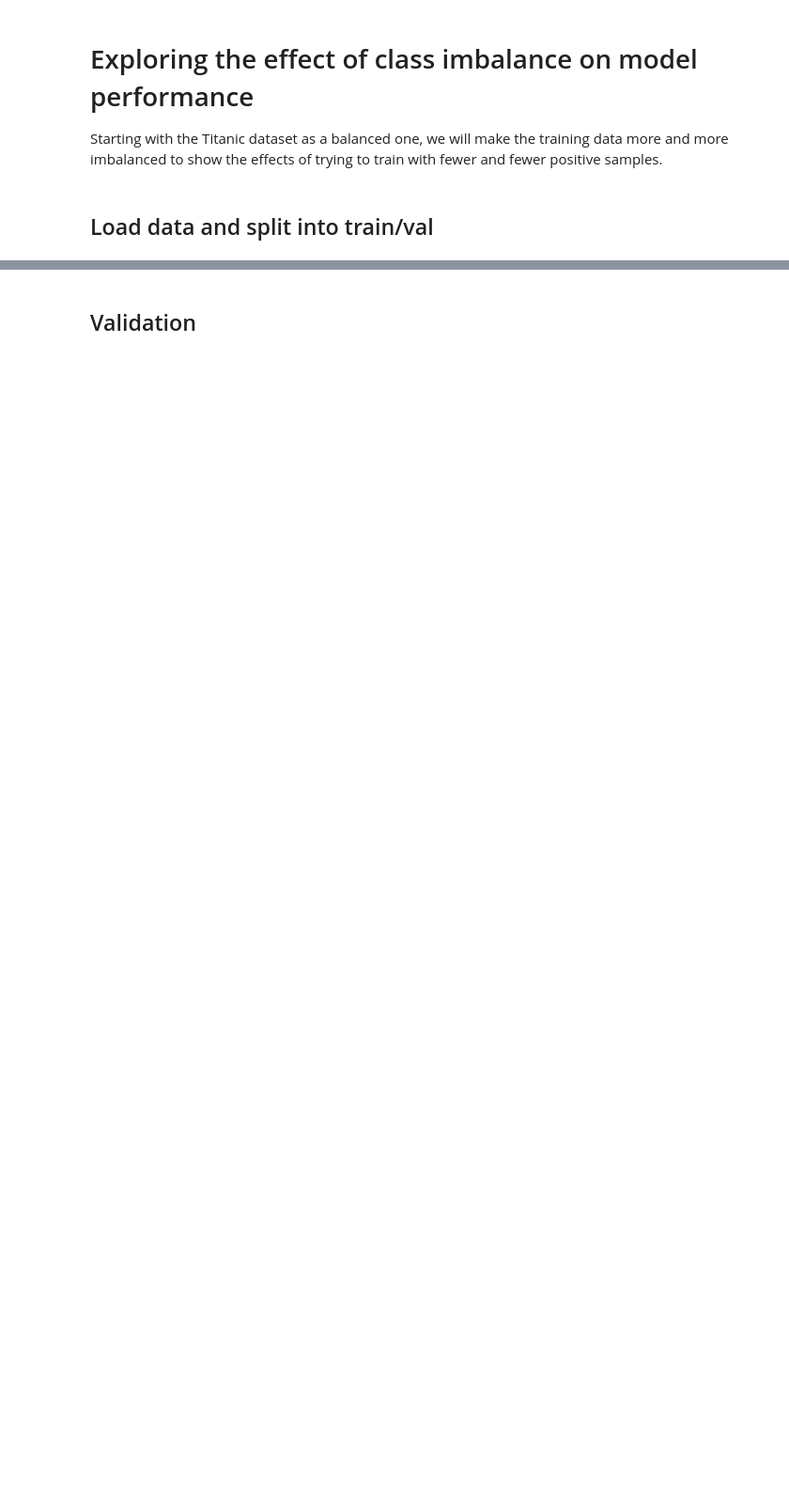
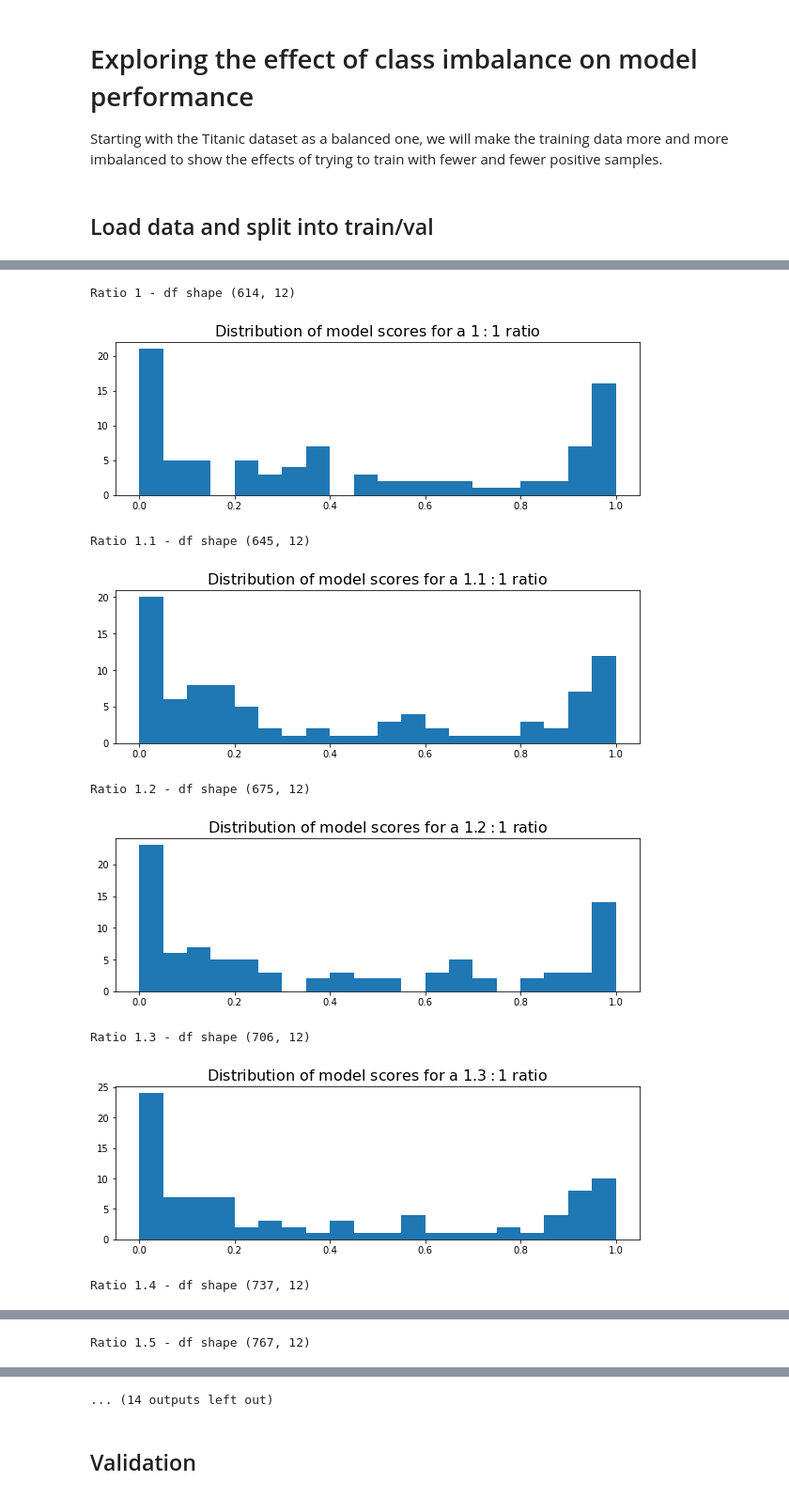
Before and after one commit to Tom11Butler/imbalanced-ml, a Jupyter notebook: pipeline.ipynb, the cells around one changed output, grey strips where cells are left out. Shown: that part at 94% size. Cells and saved outputs as stored; diff of their text form; code cells hidden in the pictures; blank space fills up the shorter version.

Commit message:
Trains multiple models at different class ratios, plotting histograms of score distributions for each.

```diff
--- a/pipeline.ipynb
+++ b/pipeline.ipynb
@@ -39,4 +41,2 @@ from sklearn.ensemble import RandomForestClassifier
-# %%
-clf = RandomForestClassifier()
-# %%
-trained_model = clf.fit(train_tf, train_y)
+# %%
+label = "Survived"
@@ -42,0 +45,56 @@ trained_model = clf.fit(train_tf, train_y)
+# %%
+ratios = [1, 1.1, 1.2, 1.3, 1.4, 1.5, 2, 3, 4, 5, 10, 20, 50]
+# %%
+df_dict = dict()
+
+X_train_dict = dict()
+y_train_dict = dict()
+model_dict = dict()
+scores_dict = dict()
+
+# instantiate the preprocessor
+preprocessor = preprocessor_pipeline(scaling=True)
+
+# define feature types
+categorical_fts = ["Pclass", "Embarked", "Sex"]
+numerical_fts = ["Age", "Fare"]
+input_features = numerical_fts + categorical_fts
+
+for ratio in ratios:
+    df_balanced = rebalance_dataset(train_df, label, ratio)
+    df_dict[ratio] = df_balanced
+    print(f"Ratio {ratio} - df shape {df_dict[ratio].shape}")
+
+    # transform the data
+    X_train_dict[ratio] = preprocessor.fit_transform(df_balanced[input_features])
+    y_train_dict[ratio] = df_balanced[label].values
+
+    # sort out the validation data
+    val_tf = preprocessor.transform(val_df[input_features])
+    val_y = val_df[label].values
+
+    # train the model
+    clf = RandomForestClassifier(**params)
+    trained_model = clf.fit(X_train_dict[ratio], y_train_dict[ratio])
+    model_dict[ratio] = trained_model
+
+    # get the scores
+    scores = clf.predict_proba(val_tf)[:, 1]
+    scores_dict[ratio] = scores
+    # get the true values
+    y_hat = np.where(scores, 1, 0)
+
+    plt.figure(figsize=(10, 3))
+    plt.hist(scores, bins=[0.05 * x for x in range(21)])
+    plt.title(f"Distribution of model scores for a ${ratio}:1$ ratio", fontsize=16)
+    plt.show()
+# %% [output]
+Ratio 1 - df shape (614, 12)
+[figure, added]
+Ratio 1.1 - df shape (645, 12)
+[figure, added]
+Ratio 1.2 - df shape (675, 12)
+[figure, added]
+Ratio 1.3 - df shape (706, 12)
+[figure, added]
+Ratio 1.4 - df shape (737, 12)
@@ -42,0 +102 @@ trained_model = clf.fit(train_tf, train_y)
+Ratio 1.5 - df shape (767, 12)
@@ -43,2 +104,3 @@ trained_model = clf.fit(train_tf, train_y)
+... (14 outputs left out)
 # %% [markdown]
 ## Validation
```
Also changed, not shown: parts of 22 cells of this notebook, 4 other files.
